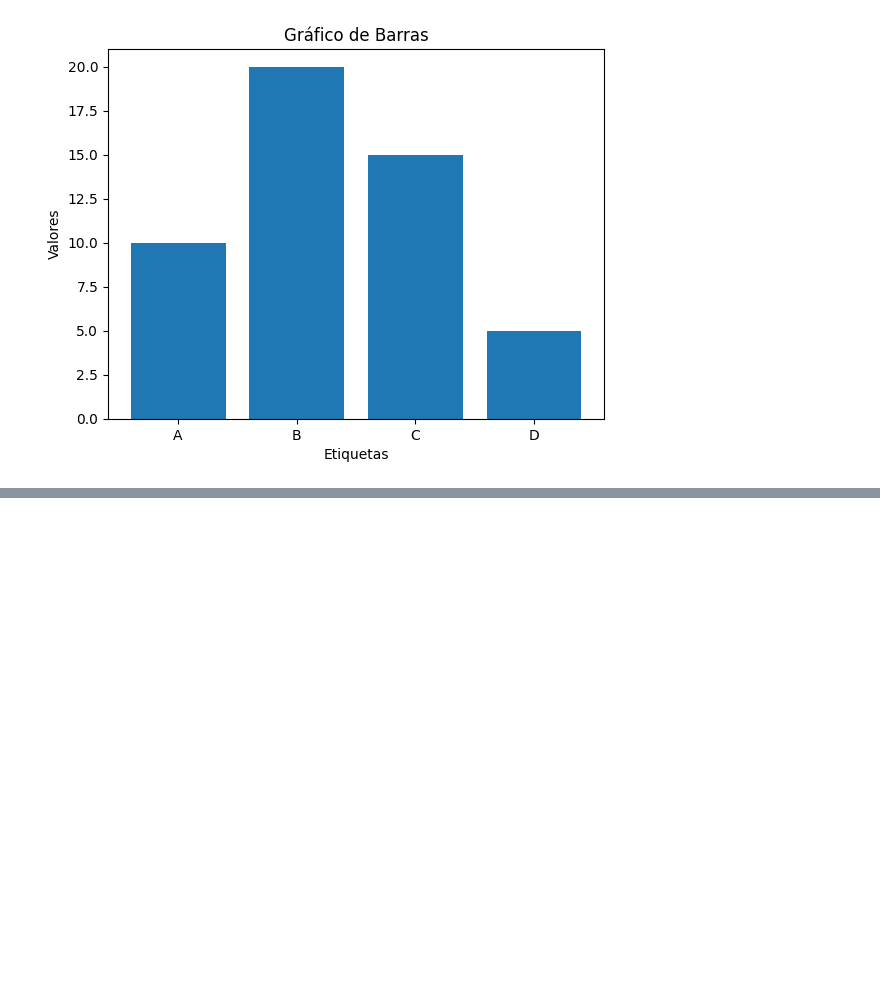
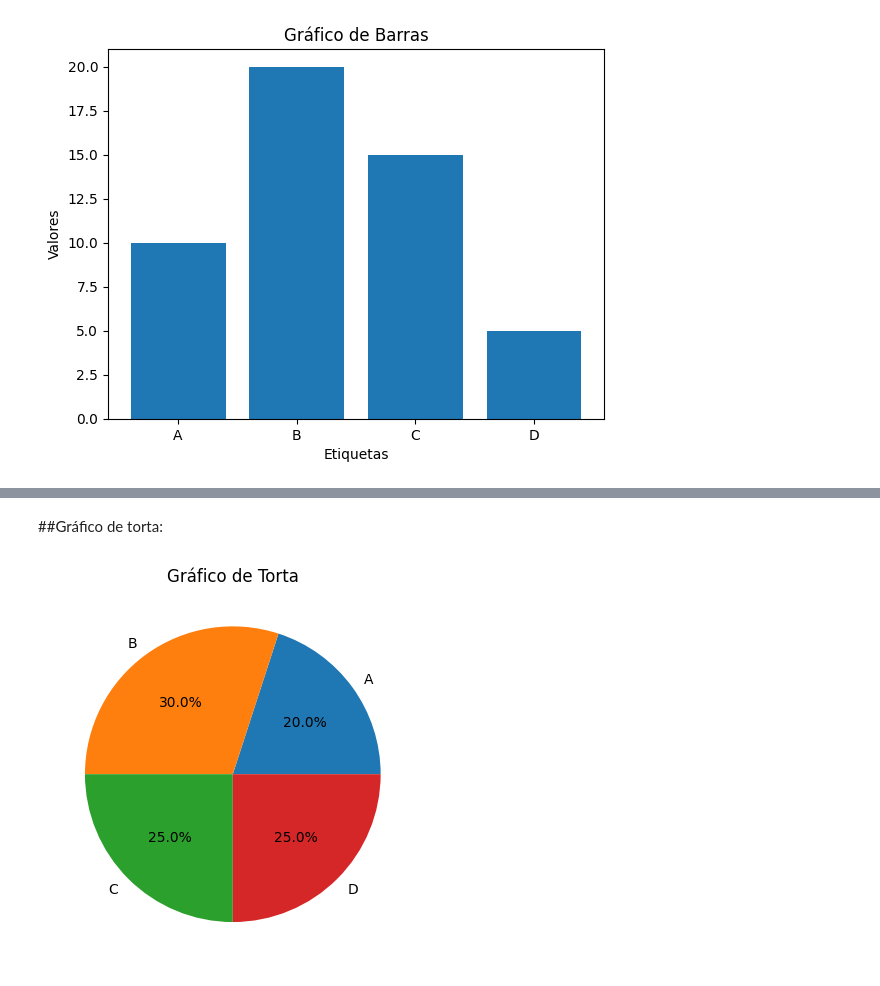
Before and after one commit to Vanessa0ne/Rails, a Jupyter notebook: estructura_de_control_phyton.ipynb, the cells around one changed output, grey strips where cells are left out. Saved outputs shown, nothing was run; the diff lists cells and outputs as text; code cells hidden in the pictures; blank space fills up the shorter version.

```diff
--- a/estructura_de_control_phyton.ipynb
+++ b/estructura_de_control_phyton.ipynb
@@ -199,0 +212,10 @@ plt.show()
+# %% [markdown]
+##Gráfico de torta:
+# %%
+tamaños = [20, 30, 25, 25]
+etiquetas = ['A', 'B', 'C', 'D']
+plt.pie(tamaños, labels=etiquetas, autopct='%1.1f%%')
+plt.title('Gráfico de Torta')
+plt.show()
+# %% [output]
+[figure, added]
```
Also changed, not shown: parts of 12 cells of this notebook.
